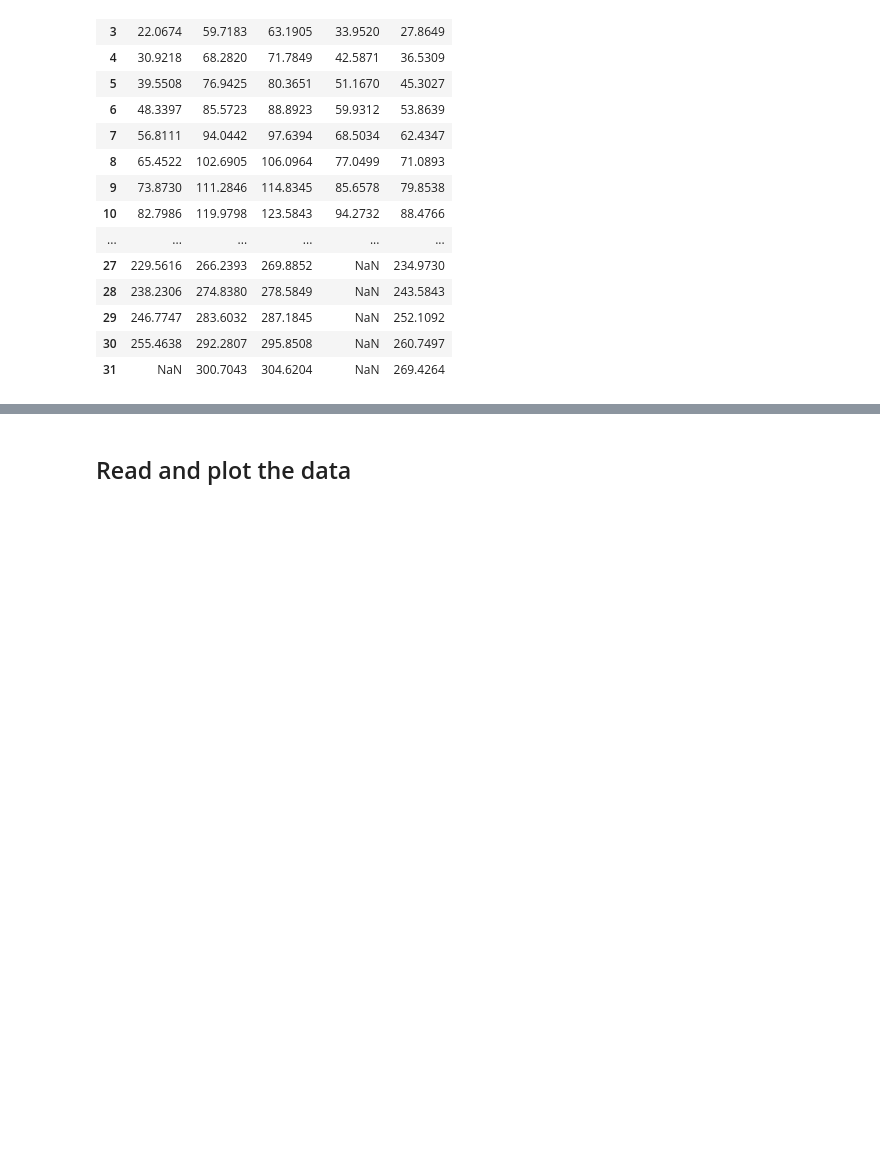
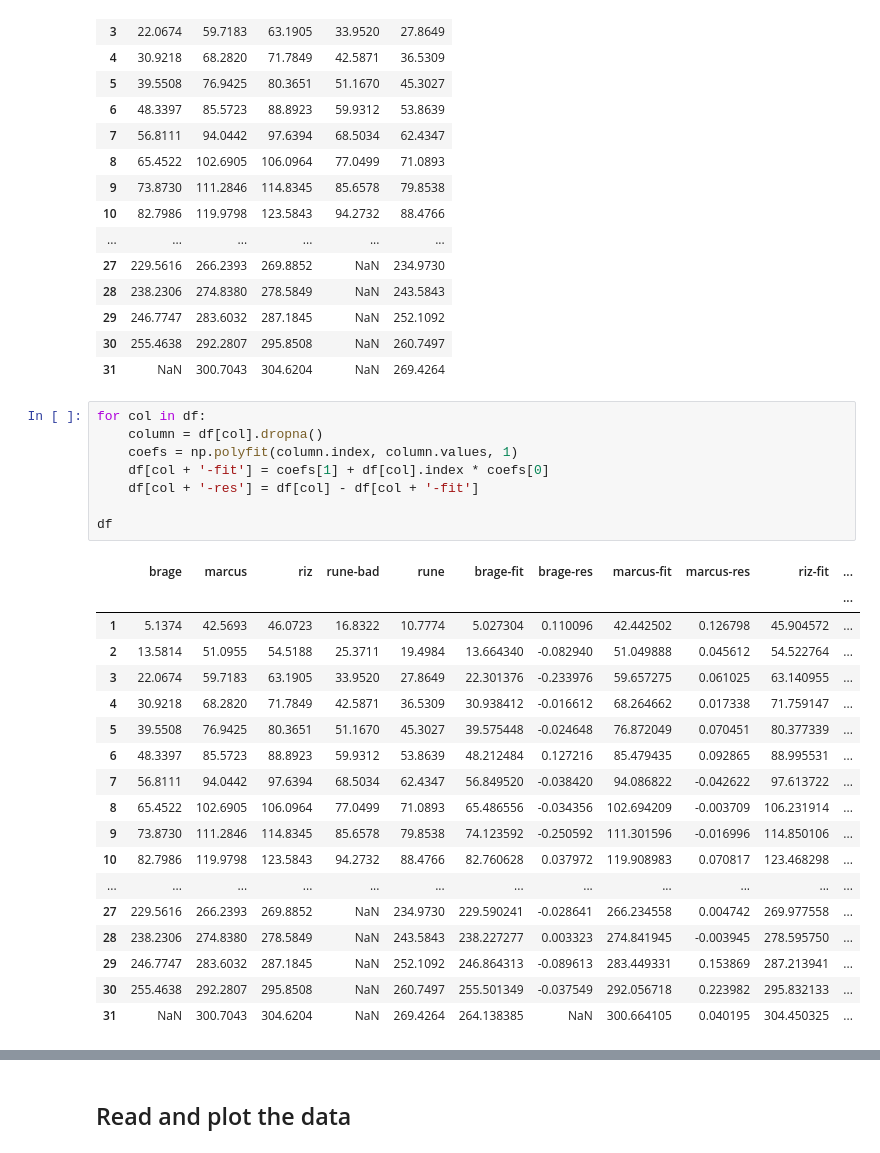
Before and after one commit to rizfn/AppStat2022, a Jupyter notebook: Project/Pendulum/pendulum.ipynb, the cells around one changed output, grey strips where cells are left out. Cells and saved outputs as stored; diff of their text form; blank space fills up the shorter version.

```diff
--- a/Project/Pendulum/pendulum.ipynb
+++ b/Project/Pendulum/pendulum.ipynb
@@ -44,3 +44,30 @@ df
 | 29 | 246.7747 | 283.6032 | 287.1845 | NaN | 252.1092 |
 | 30 | 255.4638 | 292.2807 | 295.8508 | NaN | 260.7497 |
 | 31 | NaN | 300.7043 | 304.6204 | NaN | 269.4264 |
+# %%
+for col in df:
+    column = df[col].dropna()
+    coefs = np.polyfit(column.index, column.values, 1)
+    df[col + '-fit'] = coefs[1] + df[col].index * coefs[0]
+    df[col + '-res'] = df[col] - df[col + '-fit']
+
+df
+# %% [output]
+|  | brage | marcus | riz | rune-bad | rune | brage-fit | brage-res | marcus-fit | marcus-res | riz-fit | ... |
+|  |  |  |  |  |  |  |  |  |  |  | ... |
+| 1 | 5.1374 | 42.5693 | 46.0723 | 16.8322 | 10.7774 | 5.027304 | 0.110096 | 42.442502 | 0.126798 | 45.904572 | ... |
+| 2 | 13.5814 | 51.0955 | 54.5188 | 25.3711 | 19.4984 | 13.664340 | -0.082940 | 51.049888 | 0.045612 | 54.522764 | ... |
+| 3 | 22.0674 | 59.7183 | 63.1905 | 33.9520 | 27.8649 | 22.301376 | -0.233976 | 59.657275 | 0.061025 | 63.140955 | ... |
+| 4 | 30.9218 | 68.2820 | 71.7849 | 42.5871 | 36.5309 | 30.938412 | -0.016612 | 68.264662 | 0.017338 | 71.759147 | ... |
+| 5 | 39.5508 | 76.9425 | 80.3651 | 51.1670 | 45.3027 | 39.575448 | -0.024648 | 76.872049 | 0.070451 | 80.377339 | ... |
+| 6 | 48.3397 | 85.5723 | 88.8923 | 59.9312 | 53.8639 | 48.212484 | 0.127216 | 85.479435 | 0.092865 | 88.995531 | ... |
+| 7 | 56.8111 | 94.0442 | 97.6394 | 68.5034 | 62.4347 | 56.849520 | -0.038420 | 94.086822 | -0.042622 | 97.613722 | ... |
+| 8 | 65.4522 | 102.6905 | 106.0964 | 77.0499 | 71.0893 | 65.486556 | -0.034356 | 102.694209 | -0.003709 | 106.231914 | ... |
+| 9 | 73.8730 | 111.2846 | 114.8345 | 85.6578 | 79.8538 | 74.123592 | -0.250592 | 111.301596 | -0.016996 | 114.850106 | ... |
+| 10 | 82.7986 | 119.9798 | 123.5843 | 94.2732 | 88.4766 | 82.760628 | 0.037972 | 119.908983 | 0.070817 | 123.468298 | ... |
+| ... | ... | ... | ... | ... | ... | ... | ... | ... | ... | ... | ... |
+| 27 | 229.5616 | 266.2393 | 269.8852 | NaN | 234.9730 | 229.590241 | -0.028641 | 266.234558 | 0.004742 | 269.977558 | ... |
+| 28 | 238.2306 | 274.8380 | 278.5849 | NaN | 243.5843 | 238.227277 | 0.003323 | 274.841945 | -0.003945 | 278.595750 | ... |
+| 29 | 246.7747 | 283.6032 | 287.1845 | NaN | 252.1092 | 246.864313 | -0.089613 | 283.449331 | 0.153869 | 287.213941 | ... |
+| 30 | 255.4638 | 292.2807 | 295.8508 | NaN | 260.7497 | 255.501349 | -0.037549 | 292.056718 | 0.223982 | 295.832133 | ... |
+| 31 | NaN | 300.7043 | 304.6204 | NaN | 269.4264 | 264.138385 | NaN | 300.664105 | 0.040195 | 304.450325 | ... |
```
Also changed, not shown: parts of 1 cell of this notebook.
